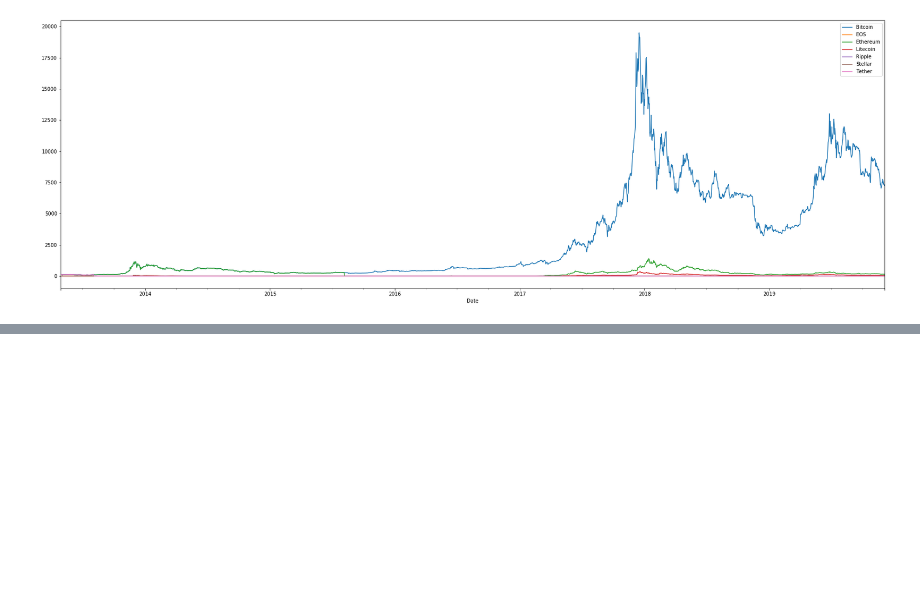
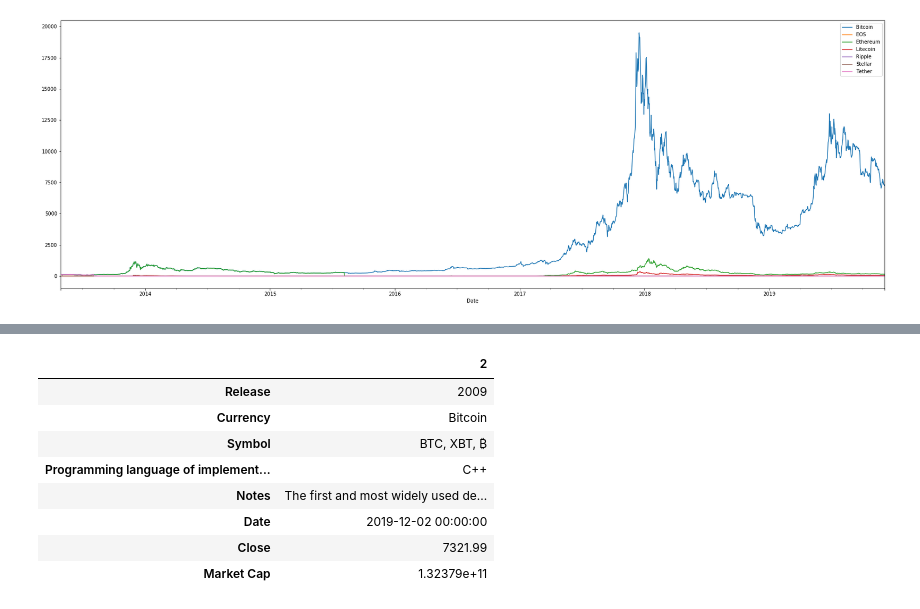
Before and after one commit to meryreddoor/Bitcoins_Scraping, a Jupyter notebook: Coins.ipynb, the cells around one changed output, grey strips where cells are left out. Saved outputs shown, nothing was run; the diff lists cells and outputs as text; code cells hidden in the pictures; blank space fills up the shorter version.

```diff
--- a/Coins.ipynb
+++ b/Coins.ipynb
@@ -111,0 +142,16 @@ graphic()
+# %%
+def descriptions():
+    filterinfDataframe = final_table[(final_table['Currency'] == x) & (final_table['Date'] == y)]
+    pd.options.display.max_colwidth = 100
+    return filterinfDataframe.T
+descriptions()
+# %% [output]
+|  | 2 |
+| Release | 2009 |
+| Currency | Bitcoin |
+| Symbol | BTC, XBT, ₿ |
+| Programming language of implement... | C++ |
+| Notes | The first and most widely used de... |
+| Date | 2019-12-02 00:00:00 |
+| Close | 7321.99 |
+| Market Cap | 1.32379e+11 |
```
Also changed, not shown: parts of 7 cells of this notebook, 3 other files.
